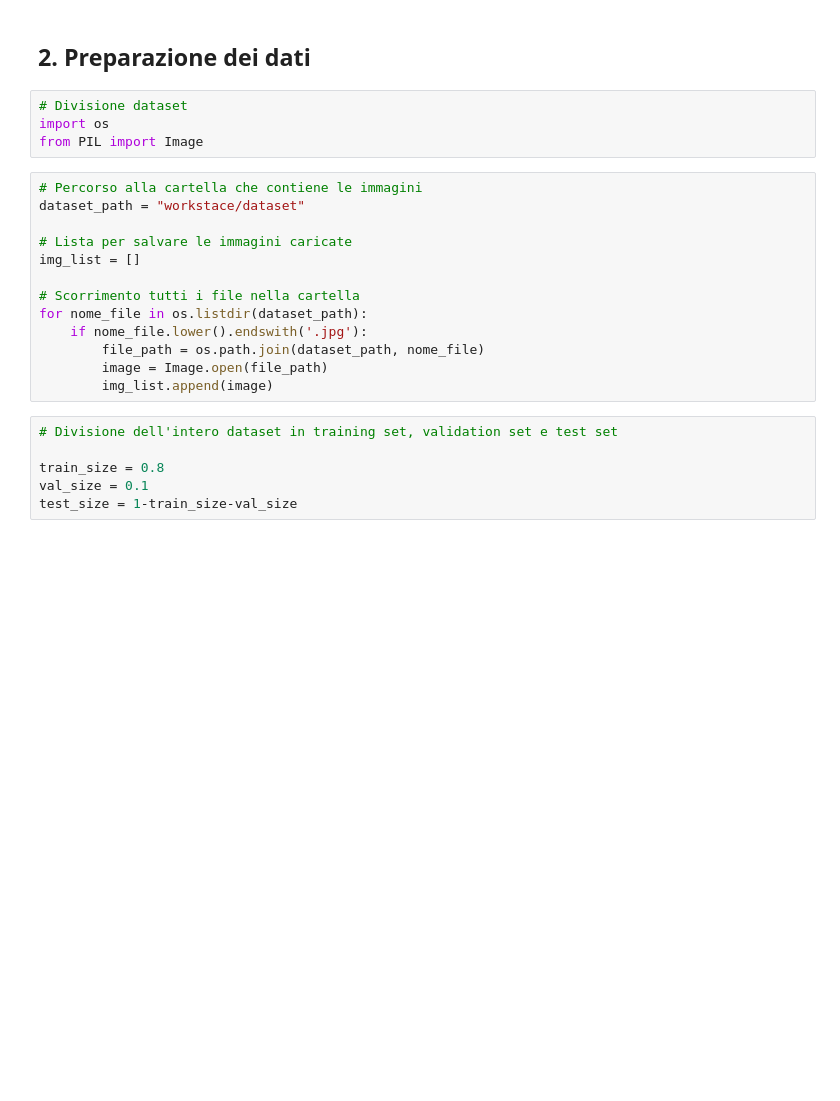
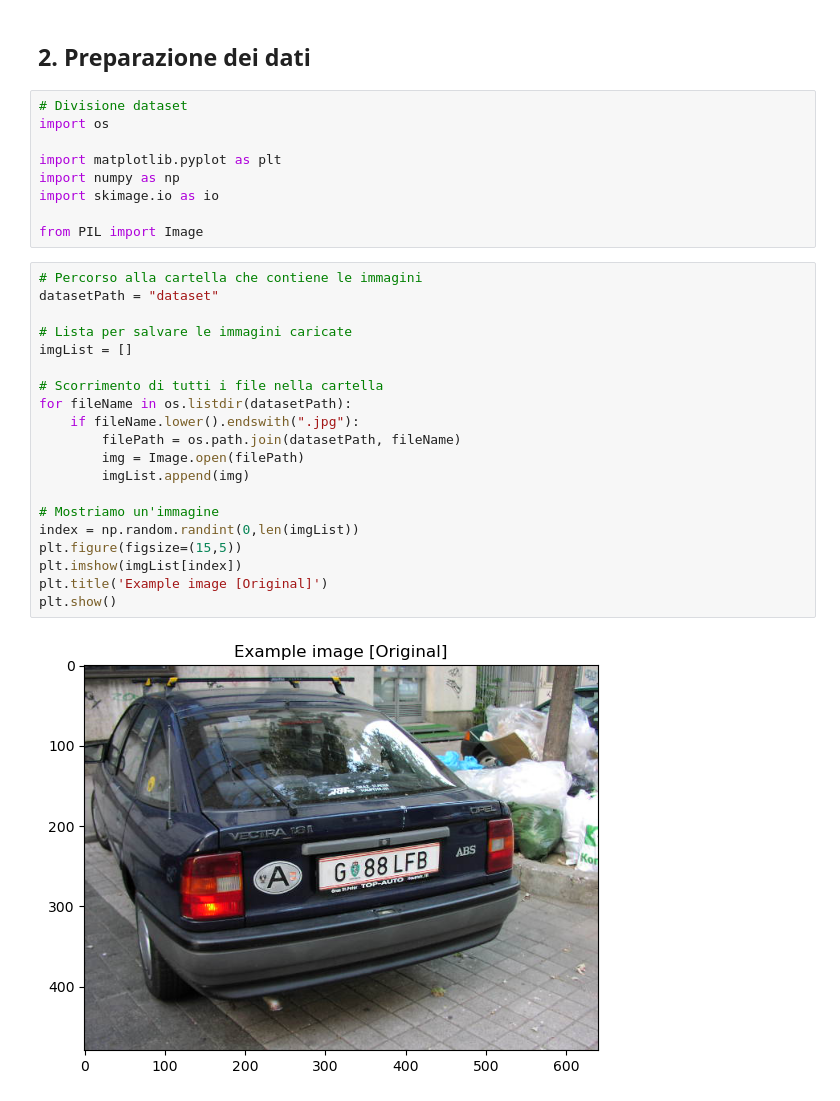
Before and after one commit to Paki64/ESM-SuperResolution, a Jupyter notebook: Notebooks/BaseLine.ipynb, the cells around one changed output. Drawn from its saved outputs; the diff is of its cells as text; blank space fills up the shorter version.

```diff
--- a/Notebooks/BaseLine.ipynb
+++ b/Notebooks/BaseLine.ipynb
@@ -42,23 +10,31 @@ Archive:  baza_slika.zip
 # %%
 # Divisione dataset
 import os
+
+import matplotlib.pyplot as plt
+import numpy as np
+import skimage.io as io
+
 from PIL import Image
 # %%
 # Percorso alla cartella che contiene le immagini
-dataset_path = "workstace/dataset"
+datasetPath = "dataset"
 
 # Lista per salvare le immagini caricate
-img_list = []
+imgList = []
 
-# Scorrimento tutti i file nella cartella
-for nome_file in os.listdir(dataset_path):
-    if nome_file.lower().endswith('.jpg'):
-        file_path = os.path.join(dataset_path, nome_file)
-        image = Image.open(file_path)
-        img_list.append(image)
+# Scorrimento di tutti i file nella cartella
+for fileName in os.listdir(datasetPath):
+    if fileName.lower().endswith(".jpg"):
+        filePath = os.path.join(datasetPath, fileName)
+        img = Image.open(filePath)
+        imgList.append(img)
+
+# Mostriamo un'immagine
+index = np.random.randint(0,len(imgList))
+plt.figure(figsize=(15,5))
+plt.imshow(imgList[index])
+plt.title('Example image [Original]')
+plt.show()
+# %% [output]
+[figure, added]
-# %%
-# Divisione dell'intero dataset in training set, validation set e test set
-
-train_size = 0.8
-val_size = 0.1
-test_size = 1-train_size-val_size
```
Also changed, not shown: parts of 7 cells of this notebook.
